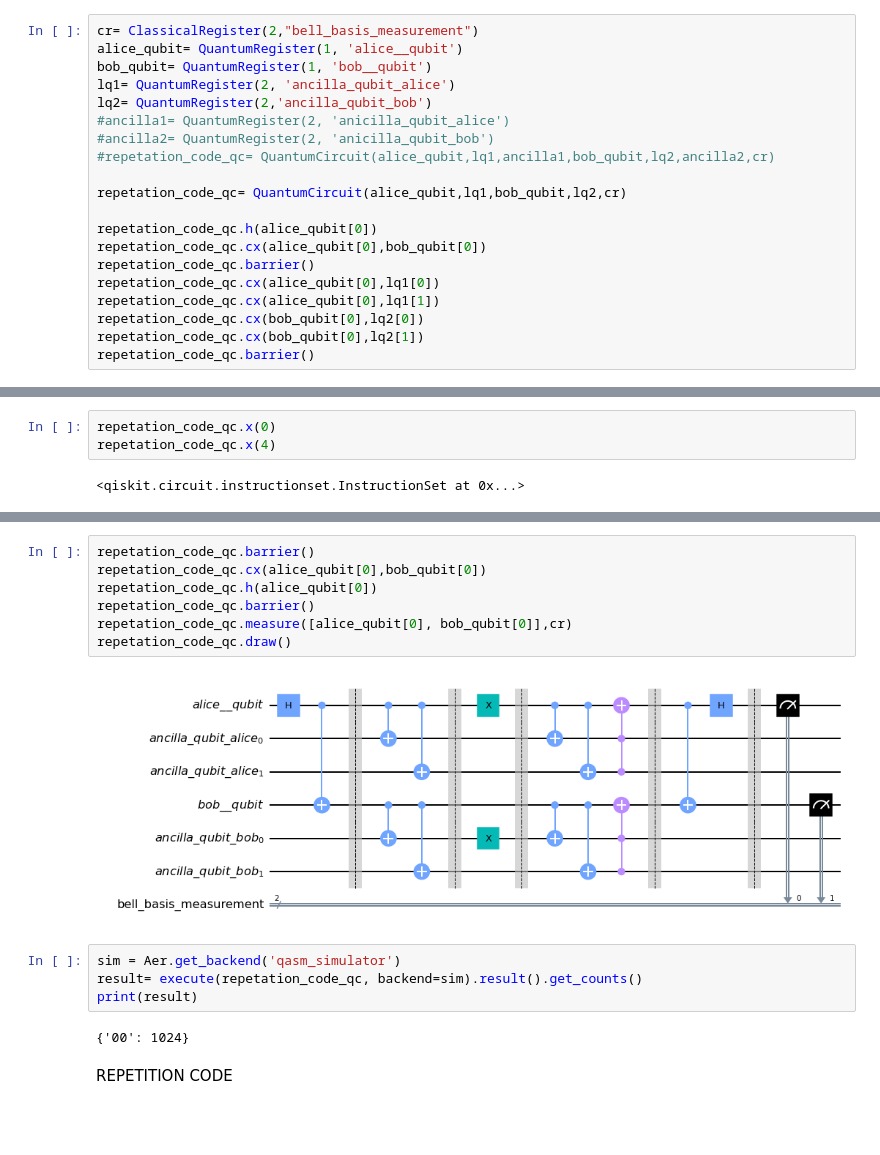
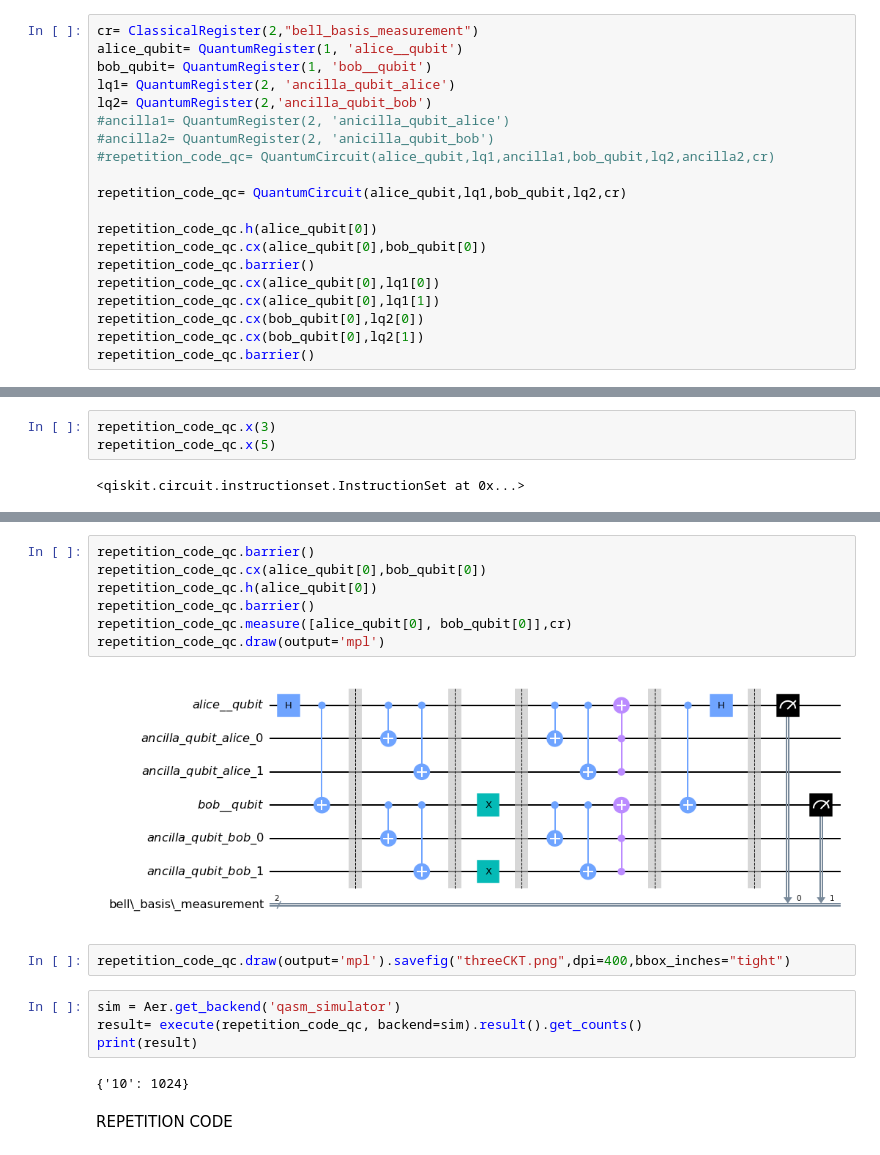
Before and after one commit to syedshubha/qec-bell-pair-fidelity, a Jupyter notebook: bit_flip_channel.ipynb, the cells around one changed output, grey strips where cells are left out. Cells and saved outputs as stored; diff of their text form; blank space fills up the shorter version.

```diff
--- a/bit_flip_channel.ipynb
+++ b/bit_flip_channel.ipynb
@@ -88,23 +85,23 @@ lq1= QuantumRegister(2, 'ancilla_qubit_alice')
 lq2= QuantumRegister(2,'ancilla_qubit_bob')
 #ancilla1= QuantumRegister(2, 'anicilla_qubit_alice')
 #ancilla2= QuantumRegister(2, 'anicilla_qubit_bob')
-#repetation_code_qc= QuantumCircuit(alice_qubit,lq1,ancilla1,bob_qubit,lq2,ancilla2,cr)
+#repetition_code_qc= QuantumCircuit(alice_qubit,lq1,ancilla1,bob_qubit,lq2,ancilla2,cr)
 
-repetation_code_qc= QuantumCircuit(alice_qubit,lq1,bob_qubit,lq2,cr)
+repetition_code_qc= QuantumCircuit(alice_qubit,lq1,bob_qubit,lq2,cr)
 
-repetation_code_qc.h(alice_qubit[0])
-repetation_code_qc.cx(alice_qubit[0],bob_qubit[0])
-repetation_code_qc.barrier()
-repetation_code_qc.cx(alice_qubit[0],lq1[0])
-repetation_code_qc.cx(alice_qubit[0],lq1[1])
-repetation_code_qc.cx(bob_qubit[0],lq2[0])
-repetation_code_qc.cx(bob_qubit[0],lq2[1])
-repetation_code_qc.barrier()
+repetition_code_qc.h(alice_qubit[0])
+repetition_code_qc.cx(alice_qubit[0],bob_qubit[0])
+repetition_code_qc.barrier()
+repetition_code_qc.cx(alice_qubit[0],lq1[0])
+repetition_code_qc.cx(alice_qubit[0],lq1[1])
+repetition_code_qc.cx(bob_qubit[0],lq2[0])
+repetition_code_qc.cx(bob_qubit[0],lq2[1])
+repetition_code_qc.barrier()
 # %% [output]
 <qiskit.circuit.instructionset.InstructionSet at 0x...>
 # %%
-repetation_code_qc.x(0)
-repetation_code_qc.x(4)
+repetition_code_qc.x(3)
+repetition_code_qc.x(5)
 # %% [output]
 <qiskit.circuit.instructionset.InstructionSet at 0x...>
 # %%
@@ -143,20 +140,22 @@ repetation_code_qc.ccx(lq2[0], lq2[1], bob_qubit[0])
 # %% [output]
 <qiskit.circuit.instructionset.InstructionSet at 0x...>
 # %%
-repetation_code_qc.barrier()
-repetation_code_qc.cx(alice_qubit[0],bob_qubit[0])
-repetation_code_qc.h(alice_qubit[0])
-repetation_code_qc.barrier()
-repetation_code_qc.measure([alice_qubit[0], bob_qubit[0]],cr)
-repetation_code_qc.draw()
+repetition_code_qc.barrier()
+repetition_code_qc.cx(alice_qubit[0],bob_qubit[0])
+repetition_code_qc.h(alice_qubit[0])
+repetition_code_qc.barrier()
+repetition_code_qc.measure([alice_qubit[0], bob_qubit[0]],cr)
+repetition_code_qc.draw(output='mpl')
 # %% [output]
-[figure, old version]
+[figure, new version]
+# %%
+repetition_code_qc.draw(output='mpl').savefig("threeCKT.png",dpi=400,bbox_inches="tight")
 # %%
 sim = Aer.get_backend('qasm_simulator')
-result= execute(repetation_code_qc, backend=sim).result().get_counts()
+result= execute(repetition_code_qc, backend=sim).result().get_counts()
 print(result)
 # %% [output]
-{'00': 1024}
+{'10': 1024}
 # %% [markdown]
 REPETITION CODE
 # %%
```
Also changed, not shown: parts of 7 cells of this notebook.
